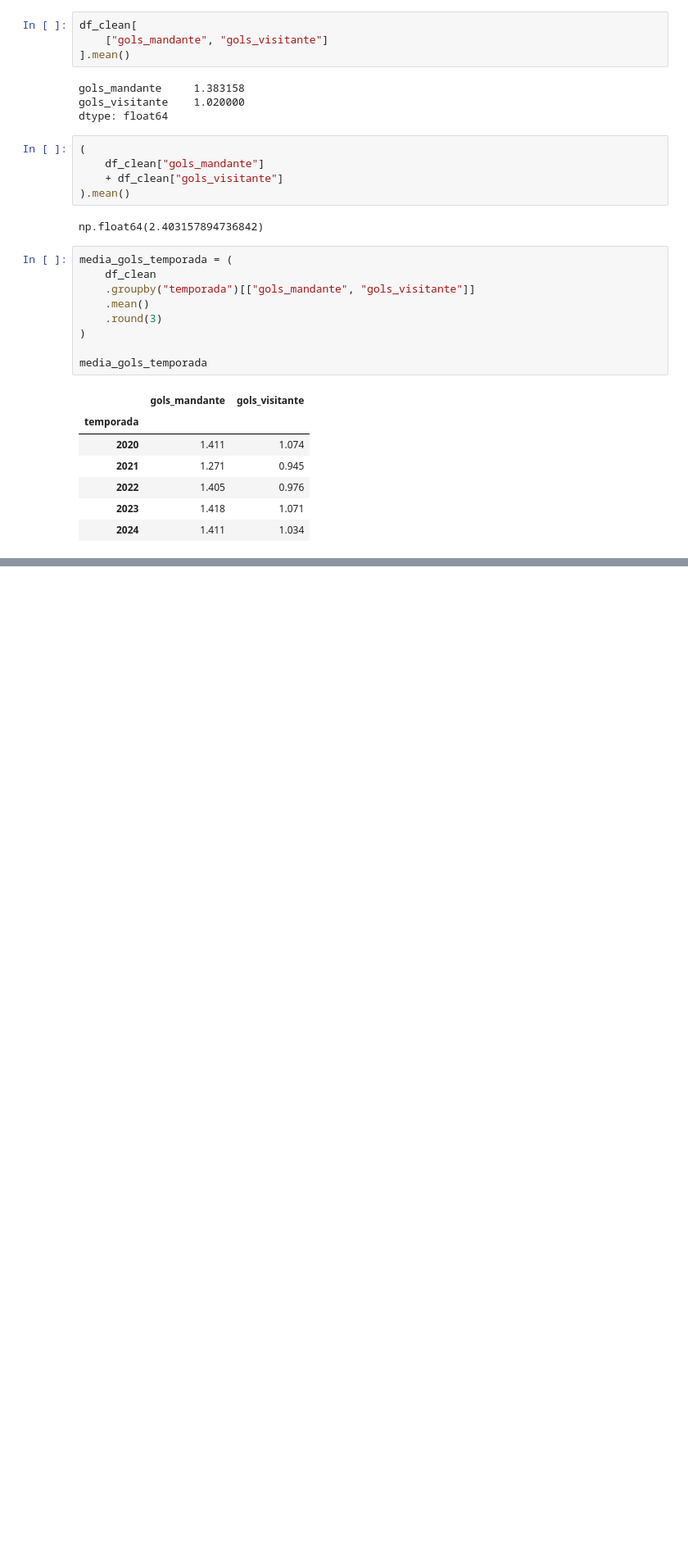
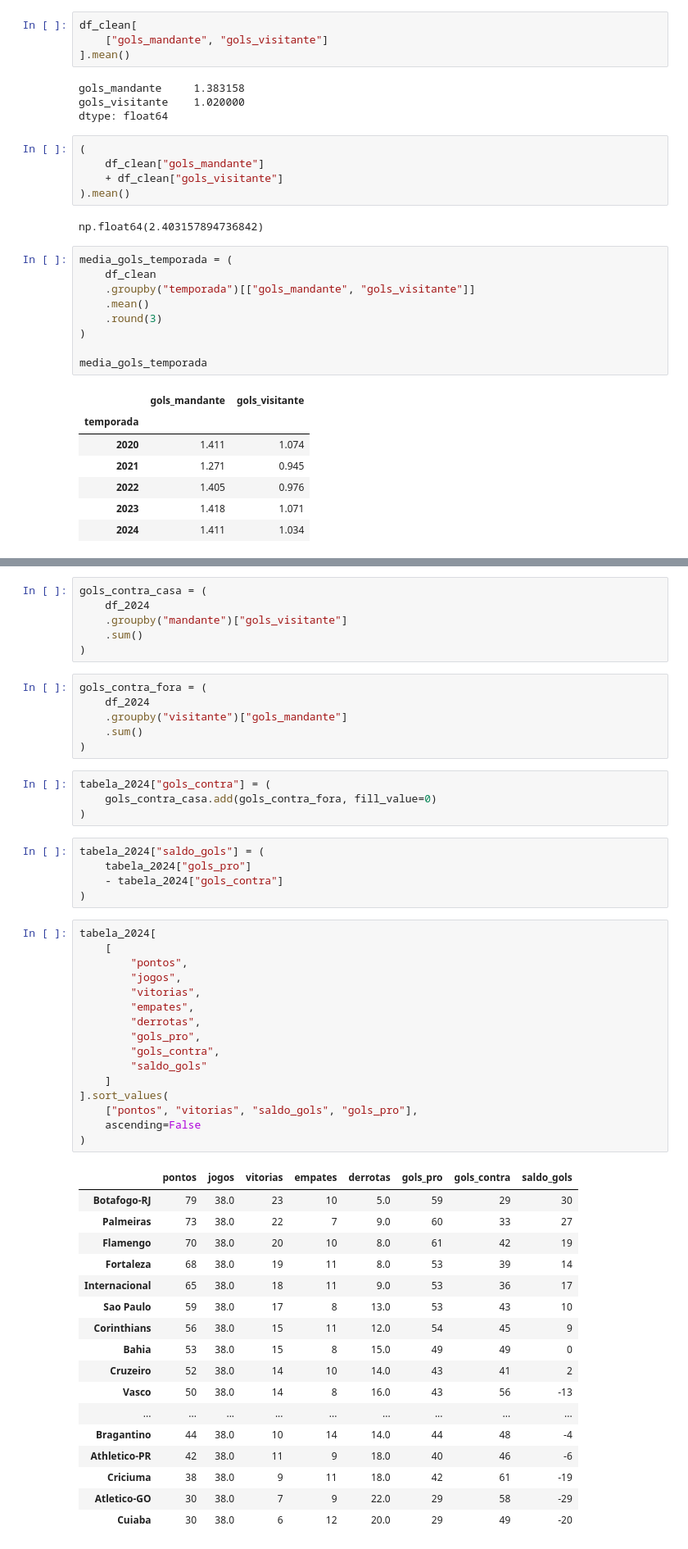
Before and after one commit to mvk999/brasileirao-predictor, a Jupyter notebook: notebooks/01_data_understanding.ipynb, the cells around one changed output, grey strips where cells are left out. Shown at 82% size. Cells and saved outputs as stored; diff of their text form; blank space fills up the shorter version.

```diff
--- a/notebooks/01_data_understanding.ipynb
+++ b/notebooks/01_data_understanding.ipynb
@@ -727,0 +928,55 @@ media_gols_temporada
+# %%
+gols_contra_casa = (
+    df_2024
+    .groupby("mandante")["gols_visitante"]
+    .sum()
+)
+# %%
+gols_contra_fora = (
+    df_2024
+    .groupby("visitante")["gols_mandante"]
+    .sum()
+)
+# %%
+tabela_2024["gols_contra"] = (
+    gols_contra_casa.add(gols_contra_fora, fill_value=0)
+)
+# %%
+tabela_2024["saldo_gols"] = (
+    tabela_2024["gols_pro"]
+    - tabela_2024["gols_contra"]
+)
+# %%
+tabela_2024[
+    [
+        "pontos",
+        "jogos",
+        "vitorias",
+        "empates",
+        "derrotas",
+        "gols_pro",
+        "gols_contra",
+        "saldo_gols"
+    ]
+].sort_values(
+    ["pontos", "vitorias", "saldo_gols", "gols_pro"],
+    ascending=False
+)
+# %% [output]
+|  | pontos | jogos | vitorias | empates | derrotas | gols_pro | gols_contra | saldo_gols |
+| Botafogo-RJ | 79 | 38.0 | 23 | 10 | 5.0 | 59 | 29 | 30 |
+| Palmeiras | 73 | 38.0 | 22 | 7 | 9.0 | 60 | 33 | 27 |
+| Flamengo | 70 | 38.0 | 20 | 10 | 8.0 | 61 | 42 | 19 |
+| Fortaleza | 68 | 38.0 | 19 | 11 | 8.0 | 53 | 39 | 14 |
+| Internacional | 65 | 38.0 | 18 | 11 | 9.0 | 53 | 36 | 17 |
+| Sao Paulo | 59 | 38.0 | 17 | 8 | 13.0 | 53 | 43 | 10 |
+| Corinthians | 56 | 38.0 | 15 | 11 | 12.0 | 54 | 45 | 9 |
+| Bahia | 53 | 38.0 | 15 | 8 | 15.0 | 49 | 49 | 0 |
+| Cruzeiro | 52 | 38.0 | 14 | 10 | 14.0 | 43 | 41 | 2 |
+| Vasco | 50 | 38.0 | 14 | 8 | 16.0 | 43 | 56 | -13 |
+| ... | ... | ... | ... | ... | ... | ... | ... | ... |
+| Bragantino | 44 | 38.0 | 10 | 14 | 14.0 | 44 | 48 | -4 |
+| Athletico-PR | 42 | 38.0 | 11 | 9 | 18.0 | 40 | 46 | -6 |
+| Criciuma | 38 | 38.0 | 9 | 11 | 18.0 | 42 | 61 | -19 |
+| Atletico-GO | 30 | 38.0 | 7 | 9 | 22.0 | 29 | 58 | -29 |
+| Cuiaba | 30 | 38.0 | 6 | 12 | 20.0 | 29 | 49 | -20 |
```
Also changed, not shown: parts of 31 cells of this notebook, 4 other files.
